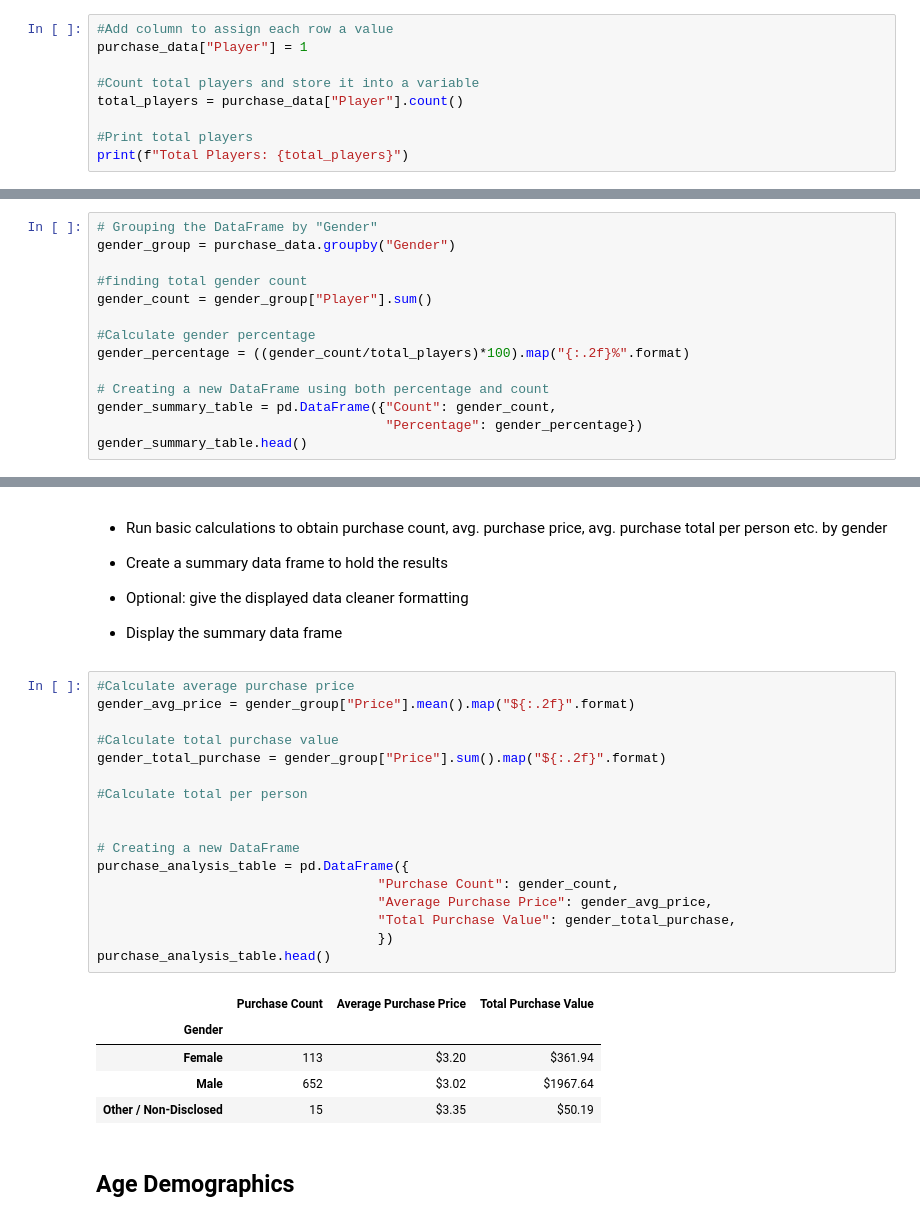
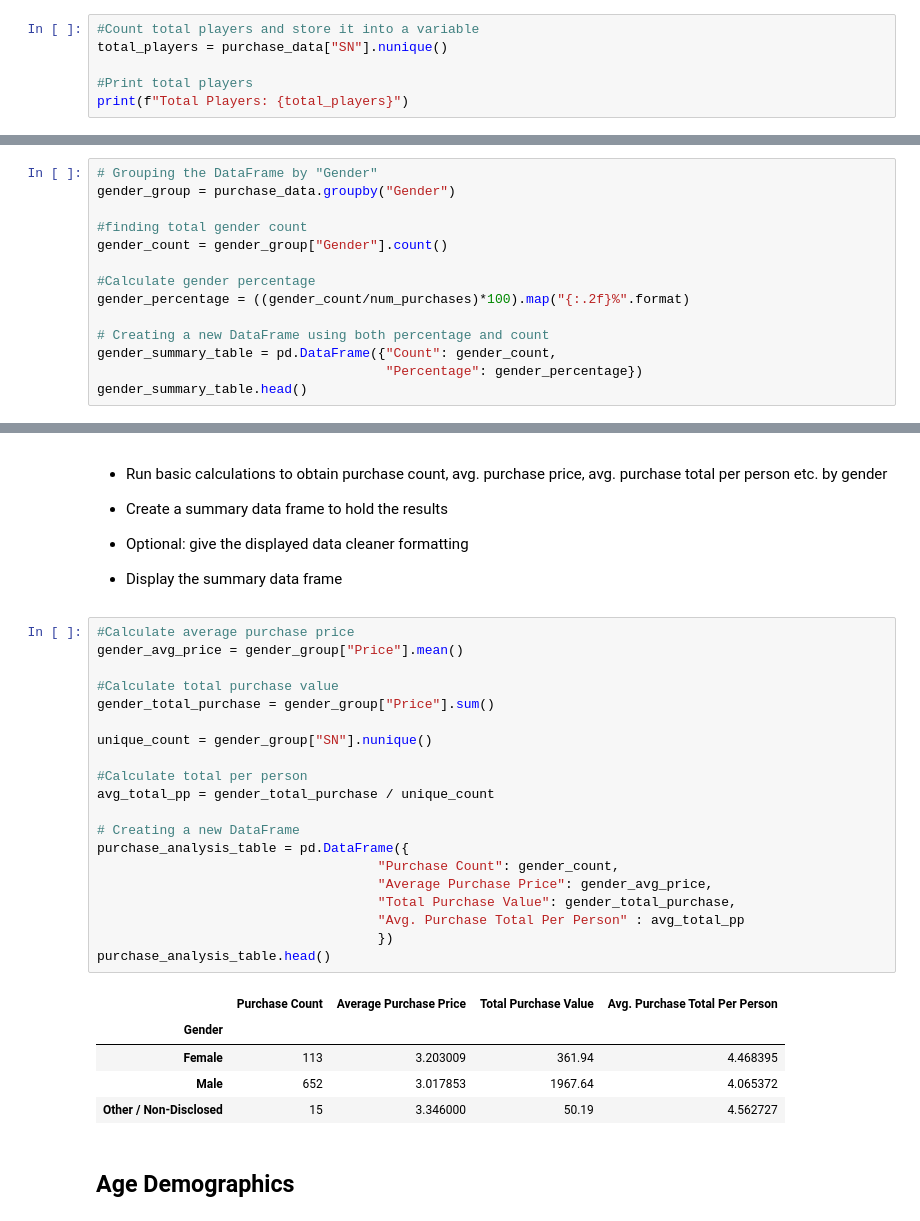
Before and after one commit to bwoodru87/Pandas_Homework, a Jupyter notebook: Homework/HeroesOfPymoli_BW.ipynb, the cells around one changed output, grey strips where cells are left out. Cells and saved outputs as stored; diff of their text form.

```diff
--- a/Homework/HeroesOfPymoli_starter.ipynb
+++ b/Homework/HeroesOfPymoli_BW.ipynb
@@ -35,11 +35,8 @@ purchase_data.head(10)
 # %% [markdown]
 * Display the total number of players
 # %%
-#Add column to assign each row a value
-purchase_data["Player"] = 1
-
 #Count total players and store it into a variable
-total_players = purchase_data["Player"].count()
+total_players = purchase_data["SN"].nunique()
 
 #Print total players
 print(f"Total Players: {total_players}")
@@ -102,10 +99,10 @@ purchase_analysis.head()
 gender_group = purchase_data.groupby("Gender")
 
 #finding total gender count
-gender_count = gender_group["Player"].sum()
+gender_count = gender_group["Gender"].count()
 
 #Calculate gender percentage
-gender_percentage = ((gender_count/total_players)*100).map("{:.2f}%".format)
+gender_percentage = ((gender_count/num_purchases)*100).map("{:.2f}%".format)
 
 # Creating a new DataFrame using both percentage and count
 gender_summary_table = pd.DataFrame({"Count": gender_count,
@@ -135,27 +132,30 @@ gender_summary_table.head()
 * Display the summary data frame
 # %%
 #Calculate average purchase price
-gender_avg_price = gender_group["Price"].mean().map("${:.2f}".format)
+gender_avg_price = gender_group["Price"].mean()
 
 #Calculate total purchase value
-gender_total_purchase = gender_group["Price"].sum().map("${:.2f}".format)
+gender_total_purchase = gender_group["Price"].sum()
+
+unique_count = gender_group["SN"].nunique()
 
 #Calculate total per person
-
+avg_total_pp = gender_total_purchase / unique_count
 
 # Creating a new DataFrame
 purchase_analysis_table = pd.DataFrame({
                                     "Purchase Count": gender_count,
                                     "Average Purchase Price": gender_avg_price,
                                     "Total Purchase Value": gender_total_purchase,
+                                    "Avg. Purchase Total Per Person" : avg_total_pp
                                     })
 purchase_analysis_table.head()
 # %% [output]
-|  | Purchase Count | Average Purchase Price | Total Purchase Value |
-| Gender |  |  |  |
-| Female | 113 | $3.20 | $361.94 |
-| Male | 652 | $3.02 | $1967.64 |
-| Other / Non-Disclosed | 15 | $3.35 | $50.19 |
+|  | Purchase Count | Average Purchase Price | Total Purchase Value | Avg. Purchase Total Per Person |
+| Gender |  |  |  |  |
+| Female | 113 | 3.203009 | 361.94 | 4.468395 |
+| Male | 652 | 3.017853 | 1967.64 | 4.065372 |
+| Other / Non-Disclosed | 15 | 3.346000 | 50.19 | 4.562727 |
 # %% [markdown]
 ## Age Demographics
 # %% [markdown]
```
Also changed, not shown: parts of 6 cells of this notebook.
